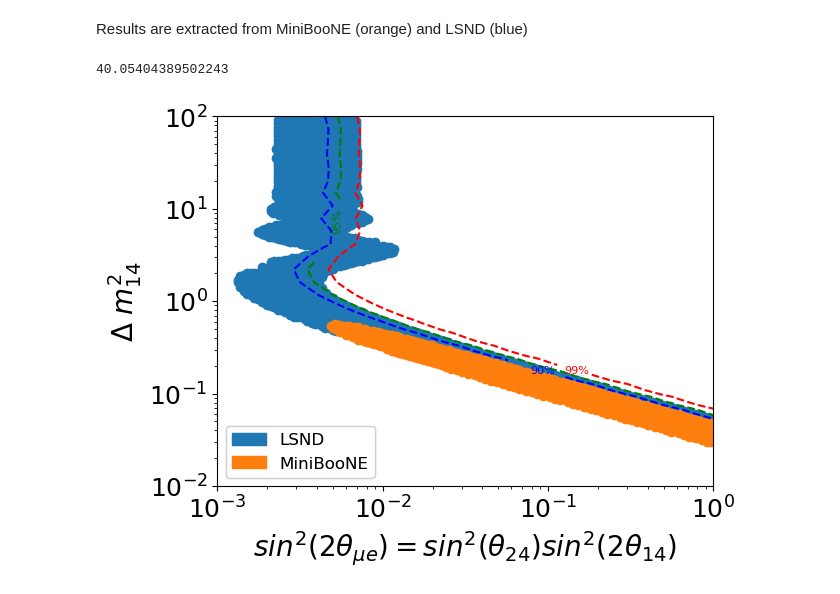
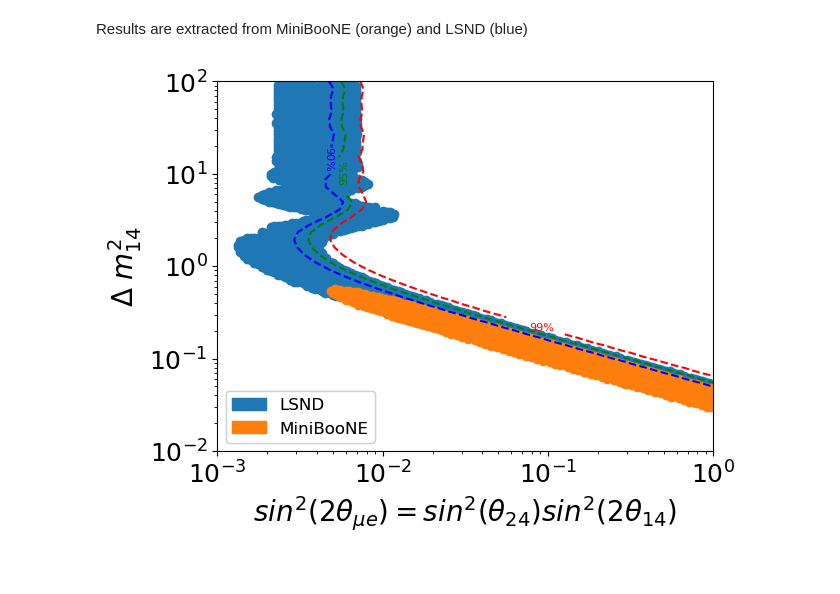
Before and after one commit to chendurshr/MicroBooNE-sem6, a Jupyter notebook: MainAnalysis_template.ipynb, the cells around one changed output. Cells and saved outputs as stored; diff of their text form; code cells hidden in the pictures.

```diff
--- a/MainAnalysis_template.ipynb
+++ b/MainAnalysis_template.ipynb
@@ -540,30 +532,30 @@ def unweighted_multi_histplot(osc_data, mc_data, x_variable, plot = True):
 
     # Compute bin centers
     bin_centers = (bin_edges[:-1] + bin_edges[1:]) / 2
-
+    bin_width = bin_edges[1] - bin_edges[0]
     # Compute Poisson error bars (sqrt of weights sum)
-    mc_errors = 0.15 * mc_counts
+    mc_errors = np.sqrt(mc_counts + (0.15 * mc_counts)**2)
   #  osc_errors = np.sqrt(np.histogram(osc_data[x_variable], bins=bin_edges, weights=osc_data["weight"] ** 2)[0])
 
     # Plot histogram with seaborn
     if plot:
-        plt.figure(figsize=(20,15))
+        plt.figure(figsize=(10,6))
 
-        i = sns.histplot(data=osc_data, x=x_variable, multiple="stack", #hue="category", palette='deep',
-             color = 'grey', bins=BIN, legend=False)
+        plt.errorbar(bin_centers, osc_counts, xerr=bin_width/2, fmt='.', color='black', ecolor='black', linestyle='none')
 
         j = sns.histplot(data=mc_data, x=x_variable, multiple="stack", hue="category", palette='deep',
              weights = mc_data['weight'], bins=BIN, legend=False)
 
-        i.set(xlabel='trk_energy_tot', ylabel="Events")
+        j.set(xlabel='trk_energy_tot', ylabel="Events")
 
        # plt.plot(bin_centers, data_counts * data_frame['weight'], label="Data", marker='o', color="k", linestyle= "")
         bar_width = (bin_edges[1] - bin_edges[0])  # Width of each bin
-        plt.errorbar(bin_centers, mc_counts, yerr=mc_errors, fmt='o', color='black', label="Stat. Error")
+        plt.fill_between(bin_centers, mc_counts - mc_errors, mc_counts + mc_errors,
+                step="mid", color='dimgray', alpha=0.5, hatch='/')
 
         # Adjustments
         plt.xlim([np.min(osc_data[x_variable]), np.max(osc_data[x_variable])])
-        plt.legend(title='Run 3', fontsize=16, loc='upper right',labels=["Expected count", r"$\nu$ NC", r"$\nu_{\mu}$ CC",
+        plt.legend(title='Run 3', loc='upper right',labels=["Uncertainty", "Data", r"$\nu$ NC", r"$\nu_{\mu}$ CC",
                                                  r"$\nu_e$ CC", r"EXT", r"Out. fid. vol.", r"mis ID", r"Uncertainty"])
                    #labels=[r"$\nu_{\mu}$ pre-osc", r"$\nu_{\mu}$ mc"])
         plt.show()
@@ -598,7 +581,7 @@ def nu_mu_oscillation_4(weights, sin_2theta_mu_e, del_m_21, length, energy):
 # %%
-test_theta = 0.54
-test_mass = 11
+test_sin_2theta_sq = 0.8
+test_del_m_21 = 3
 MC_EXT_OSC_COPY = MC_EXT_OSC.copy()
-MC_EXT_OSC_COPY['weight'] = nu_mu_oscillation(MC_EXT_OSC_COPY['weight'], test_theta, test_mass, MC_EXT_OSC_COPY['true_L'], MC_EXT_OSC_COPY['true_E'])
-x, osc_count, mc_count, mc_error = weighted_multi_histplot(MB_DATA_OSC, MC_EXT_OSC_COPY, 'trk_energy_tot')
+MC_EXT_OSC_COPY['weight'] = nu_mu_oscillation(MC_EXT_OSC_COPY['weight'], test_sin_2theta_sq, test_del_m_21, MC_EXT_OSC_COPY['true_L'], MC_EXT_OSC_COPY['true_E'])
+x, osc_count, mc_count, mc_error = unweighted_multi_histplot(MB_DATA, MC_EXT_OSC_COPY, 'trk_energy_tot')
 # %% [output]
@@ -724,5 +588,0 @@ def contour_plotting(sin_2theta_sq_values, del_m21_sq_values, dfs, cmap = False,
-# %%
-sin_2theta_sq_values = np.linspace(0.1, 1, 30)  # Adjust range as needed
-del_m21_sq_values = np.linspace(0.0001, 50, 30)  # Adjust range as needed
-placeholder = contour_plotting(sin_2theta_sq_values, del_m21_sq_values, [MC_EXT_OSC,MB_DATA_OSC], cmap = True, weight_cond = True,
-                               error_cont = True)
@@ -752,8 +588,0 @@ Optimized theta: 0.5638933474580052, Optimized Δm_21: 11.701288118833371
-# %%
-sin_2theta_sq_values = np.linspace(0.01, 1, 30)  # Adjust range as needed
-del_m21_sq_values = np.linspace(0.001, 50, 30)  # Adjust range as needed
-
-sin_2theta_sq_values = np.logspace(-3, 0, 30)  # Adjust range as needed
-del_m21_sq_values = np.logspace(-2, 2, 40)  # Adjust range as needed
-placeholder = contour_plotting(sin_2theta_sq_values, del_m21_sq_values, [MC_EXT_OSC,DATA_OSC], weight_cond = False,
-                               error_cont = False, confidence_cont = True, cmap = True)
@@ -804,35 +767,34 @@ a = contour_plotting(sin_2theta_ue, del_m21_sq_values, (MC_EXT_OSC, DATA_OSC), c
 # %% [markdown]
 Results are extracted from MiniBooNE (orange) and LSND (blue)
 # %%
-sin_2theta_uu = np.logspace(-3, 0, 30)  # Adjust range as needed
+sin_2theta_ue = np.logspace(-3, 0, 50)  # Adjust range as needed
 
-del_m21_sq_values = np.logspace(-2, 2, 30)  # Adjust range as needed
+del_m21_sq_values = np.logspace(-2, 2, 50)  # Adjust range as needed
 
 # Load data
 LSND_data = pd.read_csv('./data/DataSet_LSND.csv').to_numpy()
 MiniBooNE_data = pd.read_csv('./data/DataSet_MiniBooNE.csv').to_numpy()
 
 # Plot data
 plt.plot(LSND_data[:,0],LSND_data[:,1],'o')
 plt.plot(MiniBooNE_data[:,0],MiniBooNE_data[:,1],'o')
 
 # Producing MiniBooNE/LSND legend
 LSND_path = mpatches.Patch(color='tab:blue', label = 'LSND')
 MINI_path = mpatches.Patch(color='tab:orange', label = 'MiniBooNE')
 first_legend = plt.legend(handles=[LSND_path, MINI_path], loc = 'lower left', fontsize = 12)
 plt.gca().add_artist(first_legend)
 
-a = contour_plotting(sin_2theta_uu, del_m21_sq_values, (MC_EXT_OSC, DATA_OSC), confidence_cont=True, log_scale= True, neutrino_model= 4)
+a = contour_plotting(sin_2theta_ue, del_m21_sq_values, (MC_EXT_OSC, MB_DATA), confidence_cont=True, log_scale= True, neutrino_model= 4)
 
 
 plt.xlabel(r'$sin^2(2\theta_{\mu e})=sin^2(\theta_{24})sin^2(2\theta_{14})$',fontsize=20)
 plt.ylabel(r'$\Delta$ $m_{14}^2$',fontsize=20)
 plt.xticks(fontsize=18)
 plt.yticks(fontsize=18)
 plt.yscale('log')
 plt.xscale('log')
 
 #plt.show()
 # %% [output]
-40.05404389502243
-[figure, old version]
+[figure, new version]
```
Also changed, not shown: parts of 43 cells of this notebook.
